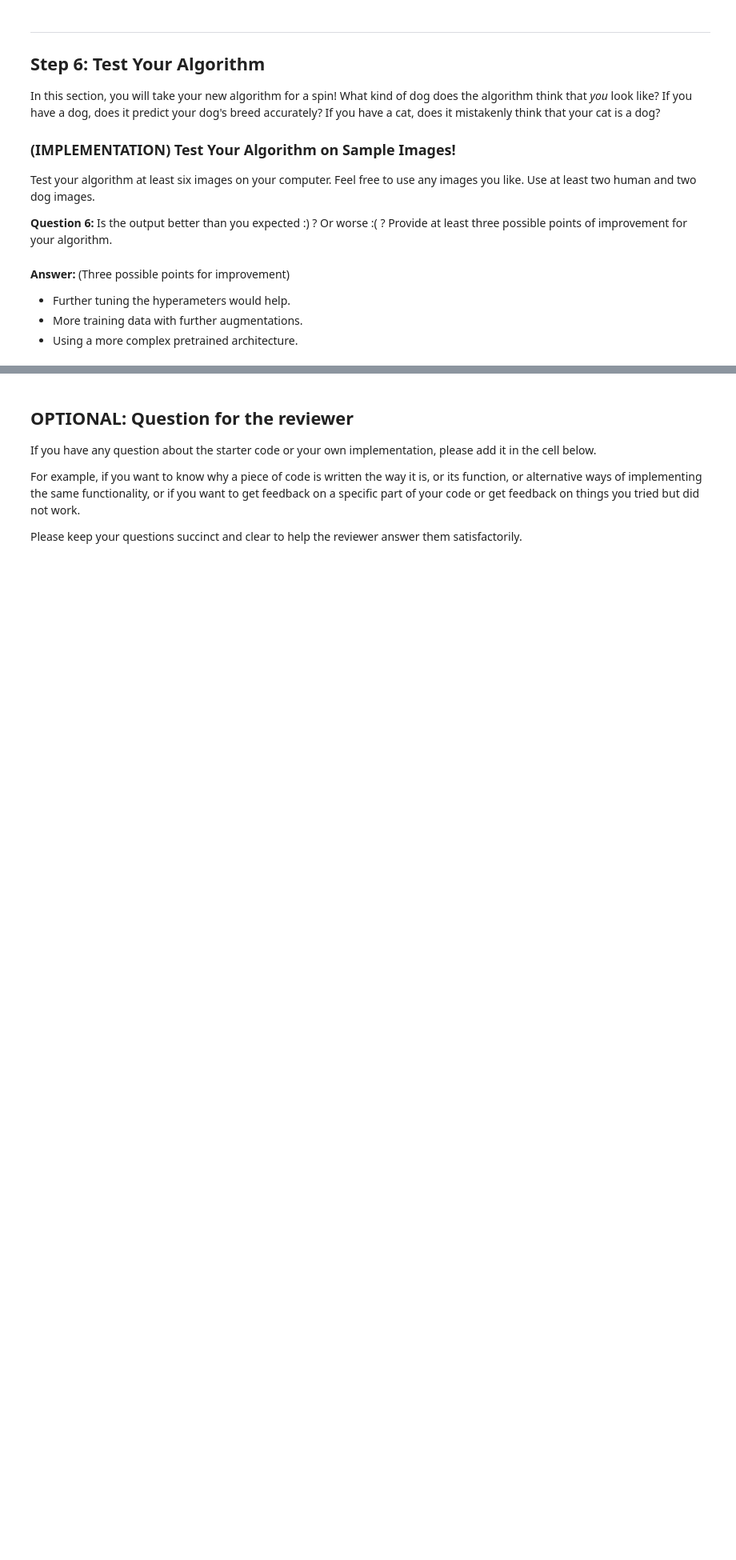
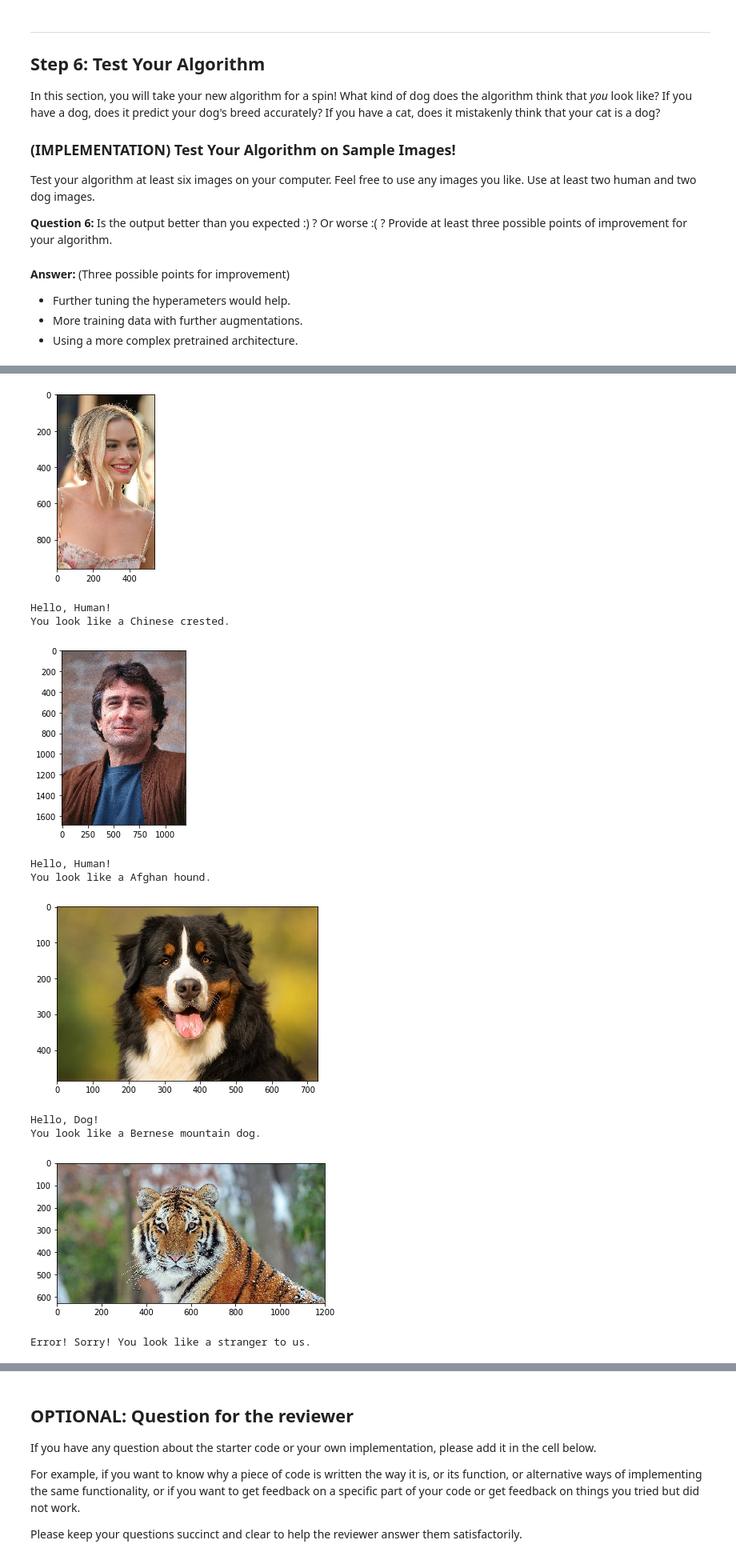
Before and after one commit to ahgarawani/Deep-Learning-Nanodegree-V2, a Jupyter notebook: Dog-Breed Classifier/dog_app.ipynb, the cells around one changed output, grey strips where cells are left out. Shown at 80% size. Saved outputs shown, nothing was run; the diff lists cells and outputs as text; code cells hidden in the pictures; blank space fills up the shorter version.

Commit message:
Testing on my own images

```diff
--- a/Dog-Breed Classifier/dog_app.ipynb
+++ b/Dog-Breed Classifier/dog_app.ipynb
@@ -791,0 +807,17 @@ for file in np.hstack((human_files[:3], dog_files[:3])):
+# %%
+my_test_images = ['./my_test_images/' + image for image in os.listdir('./my_test_images/')]
+
+for image in my_test_images:
+    run_app(image)
+# %% [output]
+[figure, added]
+Hello, Human!
+You look like a Chinese crested.
+[figure, added]
+Hello, Human!
+You look like a Afghan hound.
+[figure, added]
+Hello, Dog!
+You look like a Bernese mountain dog.
+[figure, added]
+Error! Sorry! You look like a stranger to us.
```
Also changed, not shown: parts of 12 cells of this notebook, 1 other file.
